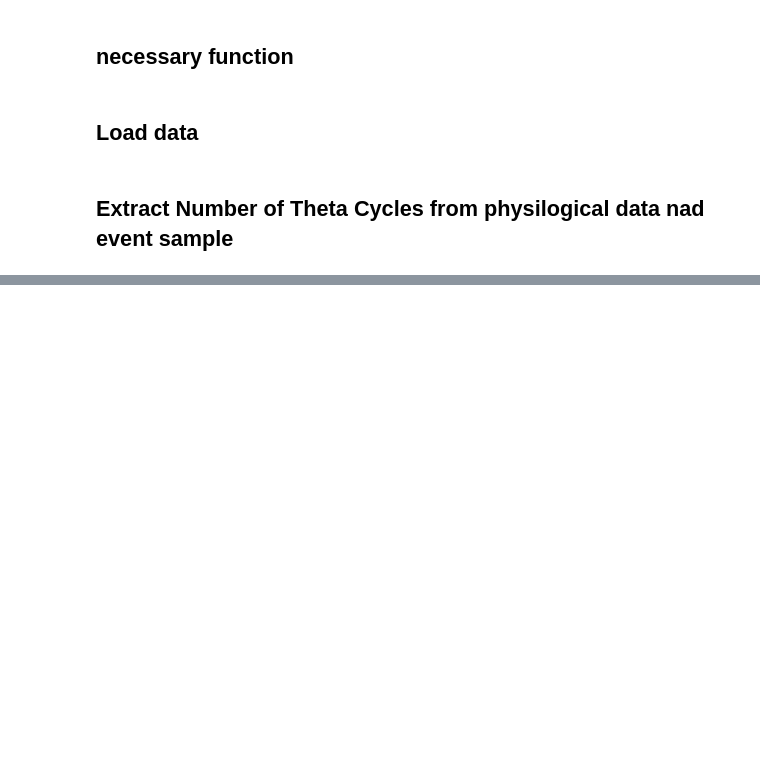
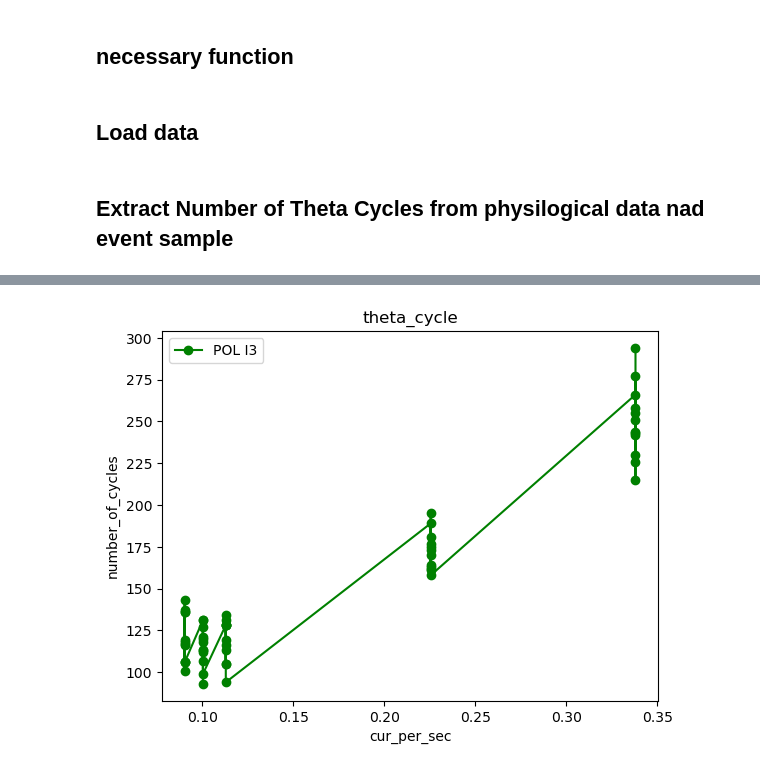
Before and after one commit to WaAaaAterfall/theta-oscillations, a Jupyter notebook: theta_cycles_calculation.ipynb, the cells around one changed output, grey strips where cells are left out. Drawn from its saved outputs; the diff is of its cells as text; code cells hidden in the pictures; blank space fills up the shorter version.

```diff
--- a/theta_cycles_calculation.ipynb
+++ b/theta_cycles_calculation.ipynb
@@ -404,45 +405,56 @@ def get_preprocess_data(trials_data,markers,physilogical_data,start_end_indice=[
 # %% [markdown]
 ## Extract Number of Theta Cycles from physilogical data nad event sample
 # %%
-sub = 10
+sub = 8
 raw, lfp_theta_filtered, trials_data, event_samples, sfreq = get_subject_data(sub, file_paths, hpc_chan2)
 print(min(len(event_samples), len(trials_data)))
 preprocess_data = get_preprocess_data(trials_data,event_samples,lfp_theta_filtered)
 
 raw_data = preprocess_data['physilogical_data']
 timestamps = preprocess_data['timestamps']
+# plt.title('theta_cycle')
+# y_axis = raw_data[:, 0]
+# p1 = plt.plot(y_axis, marker='o', color = 'green')
 
+print(np.shape(timestamps))
 print(np.shape(raw_data))
-print(np.shape(timestamps))
 
 #Set trial number
 trial_total_num = min(len(trials_data), len(event_samples))
 channel_num = np.shape(raw_data)[1]
 theta_cycle_record = {}
 theta_cycle_record['Velocity'] = []
-theta_cycle_record['n_of_objects'] = []
+theta_cycle_record['num_cue'] = []
 theta_cycle_record['trial_cue_per_sec'] = []
 #get timestamp for trial to start and to end
 for channel in range(channel_num):
     theta_cycle_record[hpc_chan2[sub][channel]] = []
+    i = 0
     for trial_num in range(trial_total_num):
 
         navi_start = int(event_samples[trial_num][0])
         navi_end = int(event_samples[trial_num][1])
 
-        #Find the index in the array that match the timestamps
+        #Find the index in the preprocess signal array that match the timestamps
         start_index = np.where(timestamps == navi_start)[0][0] if np.any(timestamps == navi_start) else None
         end_index = np.where(timestamps == navi_end - 1)[0][0] if np.any(timestamps == navi_end - 1) else None
+        print("got one", start_index, end_index, i)
+        i += 1
         assert(timestamps[start_index] == navi_start)
         physilogical_data_navigation = raw_data[start_index:end_index + 1, channel]
+        if i > 35:
+            print("data:", physilogical_data_navigation)
         count = 0
         index = 0
         while index < np.shape(physilogical_data_navigation)[0] - 1:
+            # if the theta signal across 0
             if physilogical_data_navigation[index] * physilogical_data_navigation[index + 1] < 0:
                 count += 1
                 index += 1
+            # if the signal does not across 0
             elif physilogical_data_navigation[index] * physilogical_data_navigation[index + 1] > 0:
                 index += 1
+            # if signal is 0
             else:
                 temp_index = index + 1
                 while physilogical_data_navigation[index] * physilogical_data_navigation[temp_index + 1] == 0:
@@ -453,11 +465,11 @@ for channel in range(channel_num):
         theta_cycle_record[hpc_chan2[sub][channel]].append(count)
 
 for trial_num in range(trial_total_num):
-    theta_cycle_record['Velocity'].append(trials_data[trial_num]['Velocity'])
-    theta_cycle_record['n_of_objects'].append(trials_data[trial_num]['n_of_objects'])#? cue density?
+    theta_cycle_record['Velocity'].append(trials_data[trial_num]['Velocity_deg_per_sec'])
+    theta_cycle_record['num_cue'].append(trials_data[trial_num]['num_cue'])#? cue density?
     theta_cycle_record['trial_cue_per_sec'].append(trials_data[trial_num]['trial_cue_per_sec'])
 
 
-print(theta_cycle_record)
-pd.DataFrame(theta_cycle_record).to_csv(f"theta_cycles/theta_cycle_{sub}_{file_paths[sub]['info']['name']}.csv", index = False)
+# print(theta_cycle_record)
+# pd.DataFrame(theta_cycle_record).to_csv(f"theta_cycles/theta_cycle_{sub}_{file_paths[sub]['info']['name']}.csv", index = False)
 # %% [output]
@@ -503,0 +526,13 @@ Keyword argument 'nyq' is deprecated in favour of 'fs' and will be removed in Sc
+# %%
+plt.title('theta_cycle')
+theta_cycle_record = pd.read_csv(f"theta_cycles/theta_cycle_{sub}_{file_paths[sub]['info']['name']}.csv").to_numpy()
+ordered_record = theta_cycle_record[theta_cycle_record[:, 2].argsort()]
+x_axis = ordered_record[:,2]
+y_axis = ordered_record[:,3]
+p1 = plt.plot(x_axis, y_axis, marker='o', label=hpc_chan2[sub][0], color = 'green')
+plt.xlabel('cur_per_sec')
+plt.ylabel('number_of_cycles')
+plt.legend()
+plt.savefig(f"C:/Users/River/23summer/dku/ieeg/theta_cycle_graph_cue_per_trial/theta_cycle_{sub}_{file_paths[sub]['info']['name']}.png")
+# %% [output]
+[figure, added]
```
Also changed, not shown: parts of 3 cells of this notebook.
